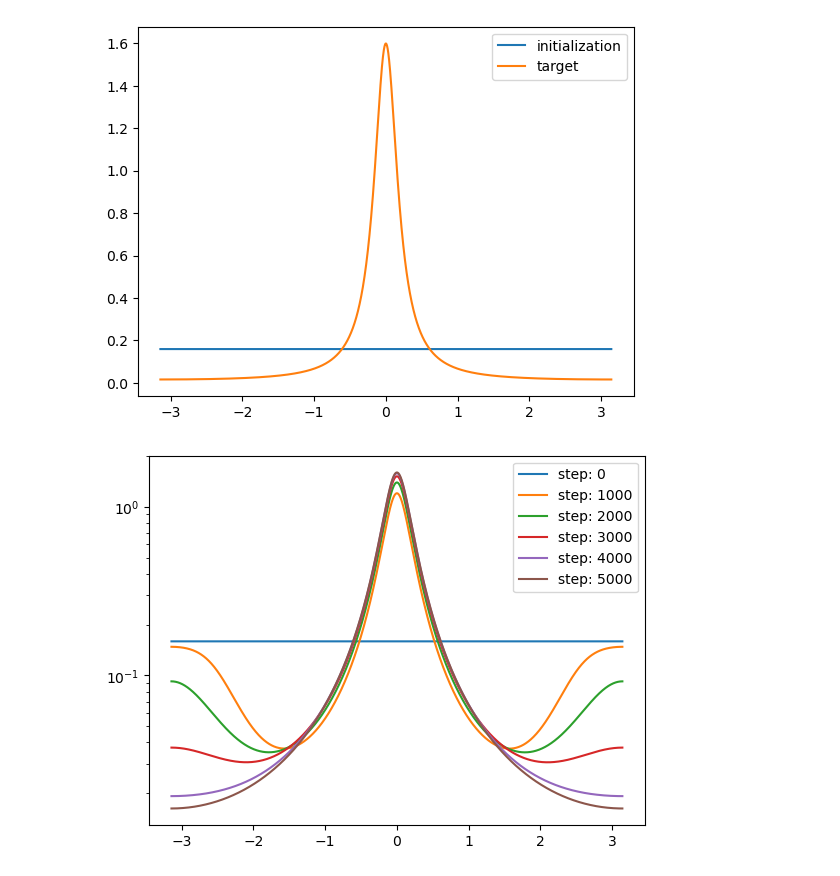
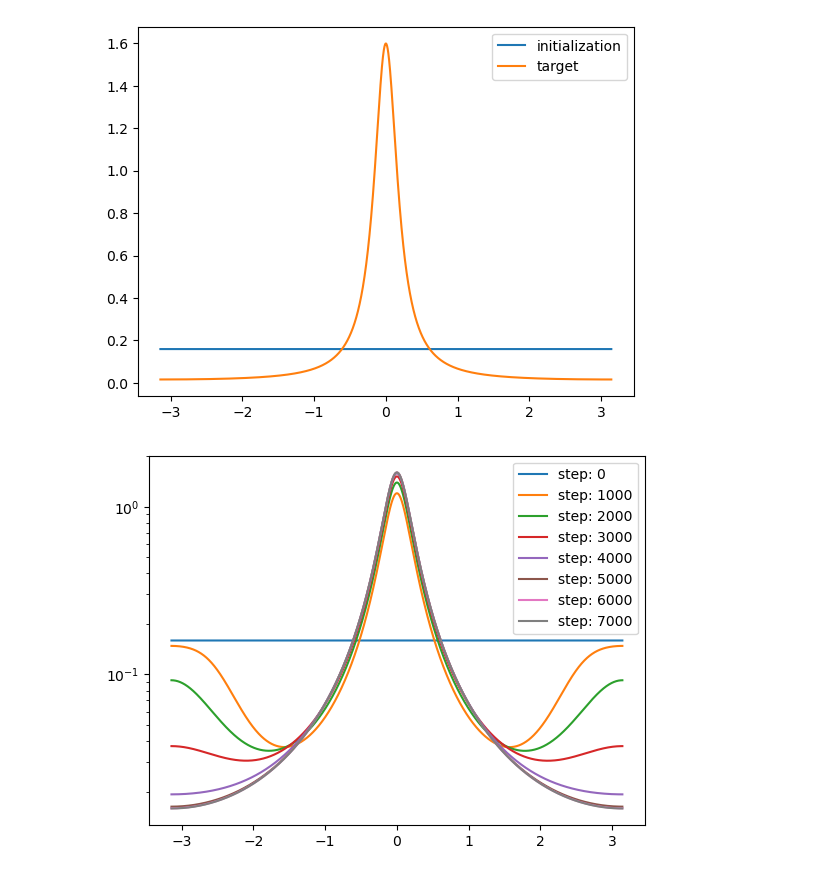
Before and after one commit to rbarboni/VarPro, a Jupyter notebook: 2TS_ReLU_1d_entropy/Experiment.ipynb, the cells around one changed output. Cells and saved outputs as stored; diff of their text form; code cells hidden in the pictures.

```diff
--- a/2TS_ReLU_1d_entropy/Experiment.ipynb
+++ b/2TS_ReLU_1d_entropy/Experiment.ipynb
@@ -110,8 +124,6 @@ problem = LearningProblem(student, train_loader, optimizer, criterion)
 # %%
 epochs = 10000
 problem.train(epochs)
-# %%
-epochs = 20000
 # %%
 # training loss
 plt.plot(problem.loss_list)
@@ -134,6 +146,6 @@ plt.legend()
 # %%
 # plot of the outer layer weight (to check if positive and smooth)
-for i in np.arange(0, 1001, 200):
+for i in np.arange(0, 10001, 2000):
     w = problem.state_list[i]['feature_model.weight'].numpy()
     f = circle_to_line(w)
     idx = np.argsort(f)
@@ -149,7 +161,7 @@ plt.legend()
 #### Distance to the teacher distribution
 # %%
 distance_teacher_list = []
-distance_teacher_idx = [int(i) for i in np.linspace(0, epochs, 1000)]
+distance_teacher_idx = [int(i) for i in np.linspace(0, epochs, 1001)]
 for i in tqdm(distance_teacher_idx):
     w1 = problem.state_list[i]['feature_model.weight']
     w2 = teacher.feature_model.weight
@@ -226,18 +238,18 @@ plt.legend()
 def F(t, f):
     return - f * Laplacian(np.exp(f_star / f), h=2*np.pi/M) - Grad(np.exp(f_star / f), h=2*np.pi/M) * Grad(f, h=2*np.pi/M)
 # %%
-T = 25000
+T = 32000
 t_eval = np.linspace(0, T*time_scale, T+1)
 t_span = (0, T*time_scale)
 sol = solve_ivp(F, t_span, f0, t_eval=t_eval, method='LSODA')
 # %%
-for i in np.arange(0, 5001, 1000):
+for i in np.arange(0, 7001, 1000):
     plt.plot(X, sol.y[:,i], label=f'step: {i}')
 
 plt.legend()
 plt.yscale('log')
 # %% [output]
-[figure, old version]
+[figure, new version]
 # %%
 import gzip
 import pickle
```
Also changed, not shown: parts of 10 cells of this notebook, 4 other files.
